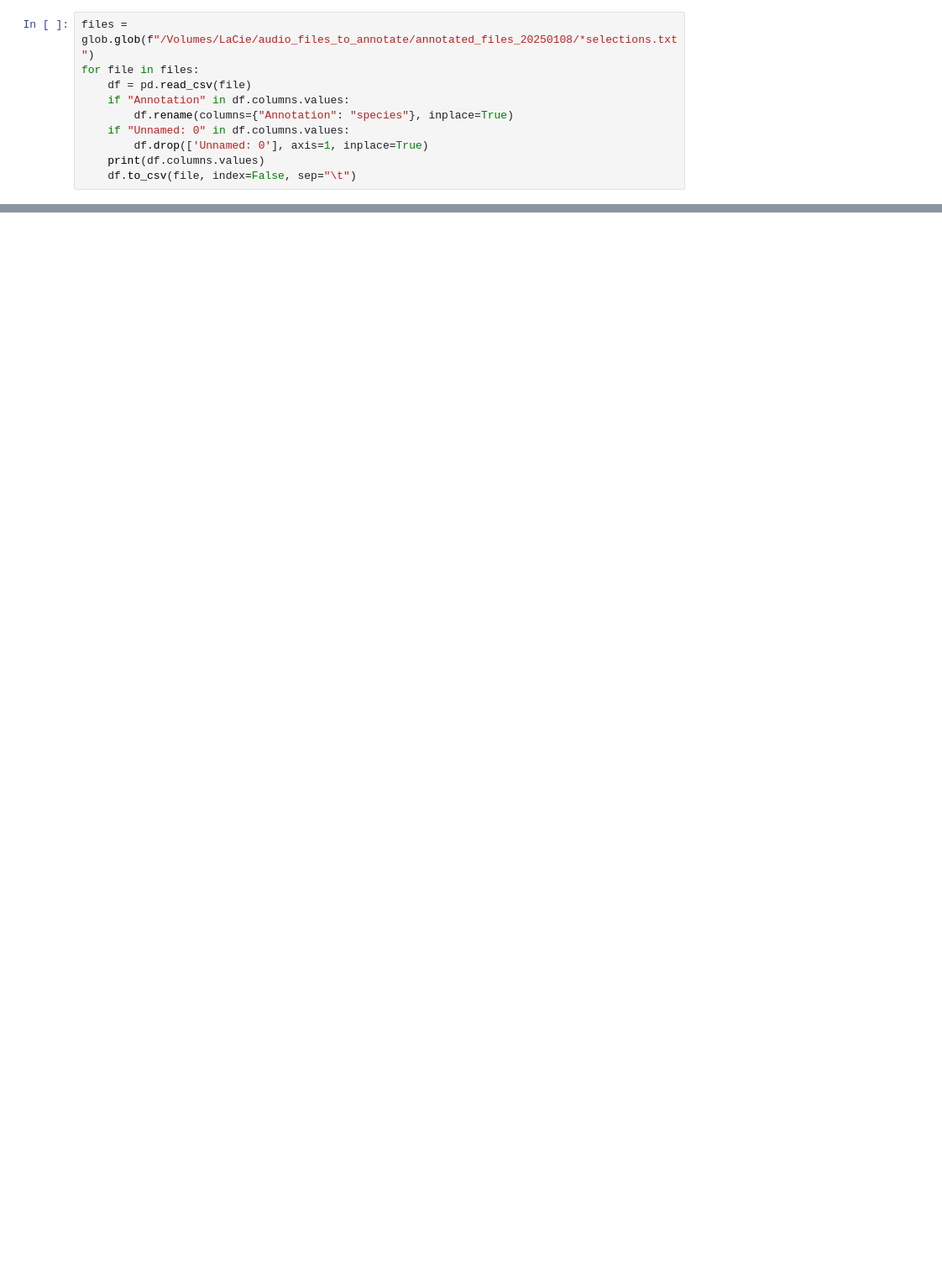
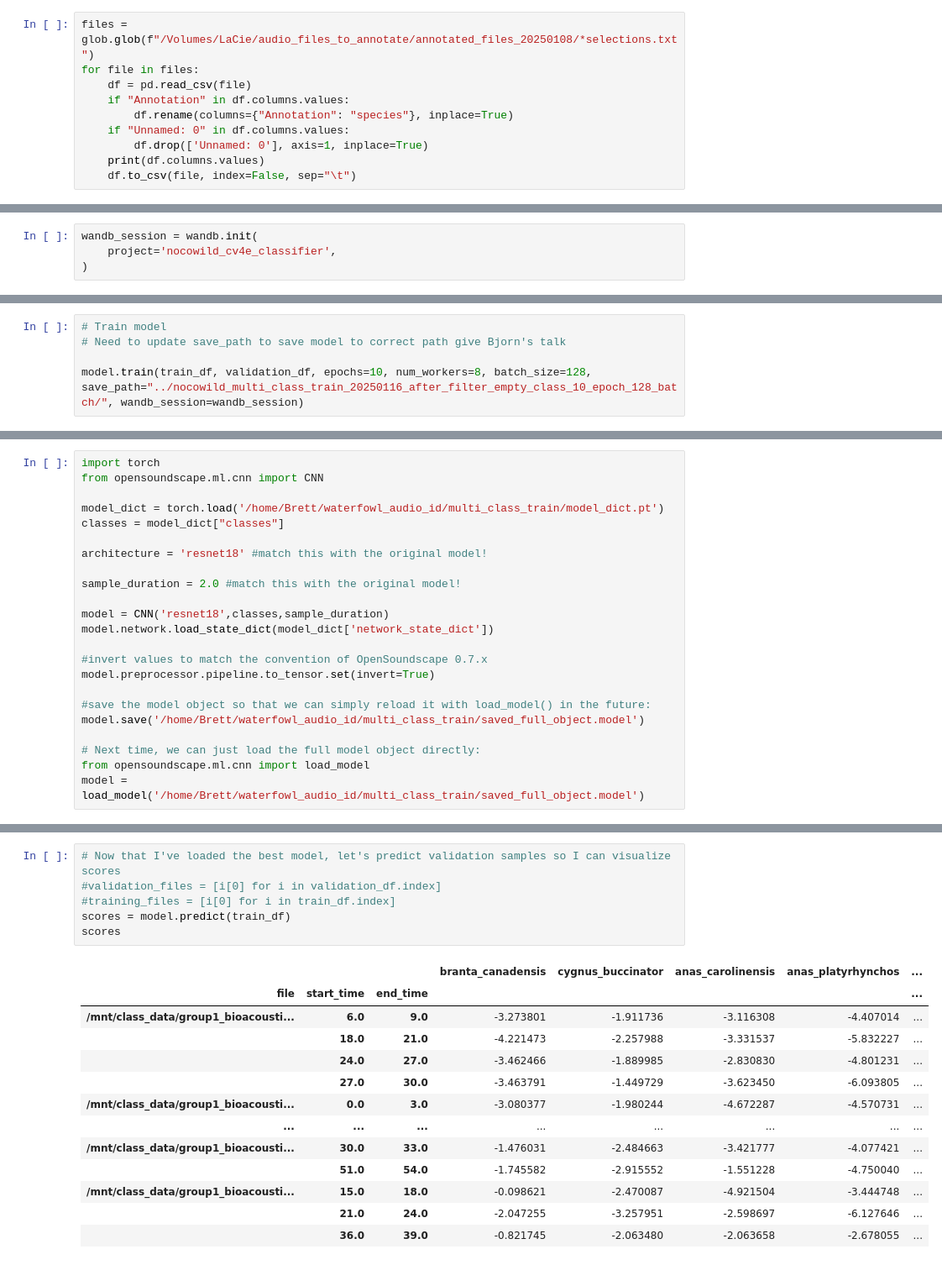
Before and after one commit to CV4EcologySchool/waterfowl_audio_id, a Jupyter notebook: notebooks/annotation_data_exploration.ipynb, the cells around one changed output, grey strips where cells are left out. Shown at 84% size. Cells and saved outputs as stored; diff of their text form; blank space fills up the shorter version.

```diff
--- a/notebooks/annotation_data_exploration.ipynb
+++ b/notebooks/annotation_data_exploration.ipynb
@@ -791,0 +819,4 @@ for file in paths_to_copy:
+# %%
+wandb_session = wandb.init(
+    project='nocowild_cv4e_classifier',
+)
@@ -791,0 +859,5 @@ for file in paths_to_copy:
+# %%
+# Train model
+# Need to update save_path to save model to correct path give Bjorn's talk
+
+model.train(train_df, validation_df, epochs=10, num_workers=8, batch_size=128, save_path="../nocowild_multi_class_train_20250116_after_filter_empty_class_10_epoch_128_batch/", wandb_session=wandb_session)
@@ -791,0 +919,23 @@ for file in paths_to_copy:
+# %%
+import torch
+from opensoundscape.ml.cnn import CNN
+
+model_dict = torch.load('/home/Brett/waterfowl_audio_id/multi_class_train/model_dict.pt')
+classes = model_dict["classes"]
+
+architecture = 'resnet18' #match this with the original model!
+
+sample_duration = 2.0 #match this with the original model!
+
+model = CNN('resnet18',classes,sample_duration)
+model.network.load_state_dict(model_dict['network_state_dict'])
+
+#invert values to match the convention of OpenSoundscape 0.7.x
+model.preprocessor.pipeline.to_tensor.set(invert=True)
+
+#save the model object so that we can simply reload it with load_model() in the future:
+model.save('/home/Brett/waterfowl_audio_id/multi_class_train/saved_full_object.model')
+
+# Next time, we can just load the full model object directly:
+from opensoundscape.ml.cnn import load_model
+model = load_model('/home/Brett/waterfowl_audio_id/multi_class_train/saved_full_object.model')
@@ -791,0 +944,20 @@ for file in paths_to_copy:
+# %%
+# Now that I've loaded the best model, let's predict validation samples so I can visualize scores
+#validation_files = [i[0] for i in validation_df.index]
+#training_files = [i[0] for i in train_df.index]
+scores = model.predict(train_df)
+scores
+# %% [output]
+|  |  |  | branta_canadensis | cygnus_buccinator | anas_carolinensis | anas_platyrhynchos | ... |
+| file | start_time | end_time |  |  |  |  | ... |
+| /mnt/class_data/group1_bioacousti... | 6.0 | 9.0 | -3.273801 | -1.911736 | -3.116308 | -4.407014 | ... |
+|  | 18.0 | 21.0 | -4.221473 | -2.257988 | -3.331537 | -5.832227 | ... |
+|  | 24.0 | 27.0 | -3.462466 | -1.889985 | -2.830830 | -4.801231 | ... |
+|  | 27.0 | 30.0 | -3.463791 | -1.449729 | -3.623450 | -6.093805 | ... |
+| /mnt/class_data/group1_bioacousti... | 0.0 | 3.0 | -3.080377 | -1.980244 | -4.672287 | -4.570731 | ... |
+| ... | ... | ... | ... | ... | ... | ... | ... |
+| /mnt/class_data/group1_bioacousti... | 30.0 | 33.0 | -1.476031 | -2.484663 | -3.421777 | -4.077421 | ... |
+|  | 51.0 | 54.0 | -1.745582 | -2.915552 | -1.551228 | -4.750040 | ... |
+| /mnt/class_data/group1_bioacousti... | 15.0 | 18.0 | -0.098621 | -2.470087 | -4.921504 | -3.444748 | ... |
+|  | 21.0 | 24.0 | -2.047255 | -3.257951 | -2.598697 | -6.127646 | ... |
+|  | 36.0 | 39.0 | -0.821745 | -2.063480 | -2.063658 | -2.678055 | ... |
```
Also changed, not shown: parts of 53 cells of this notebook.
